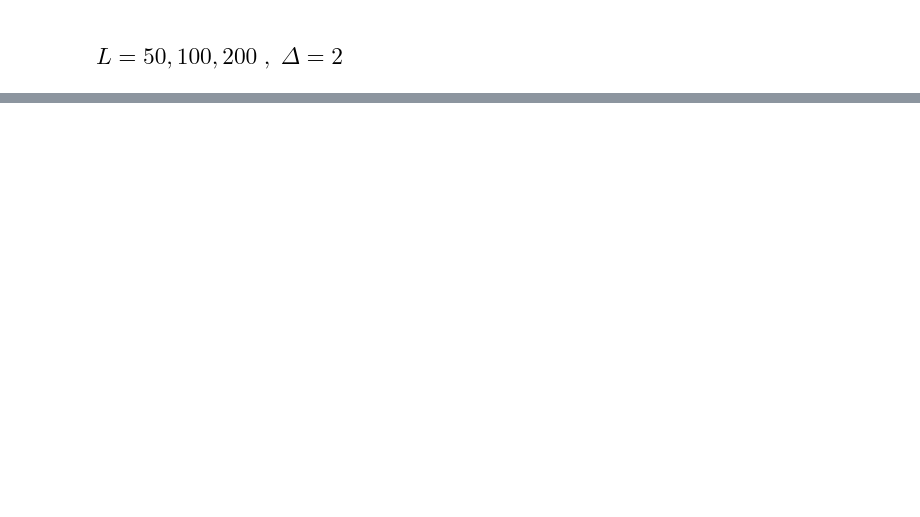
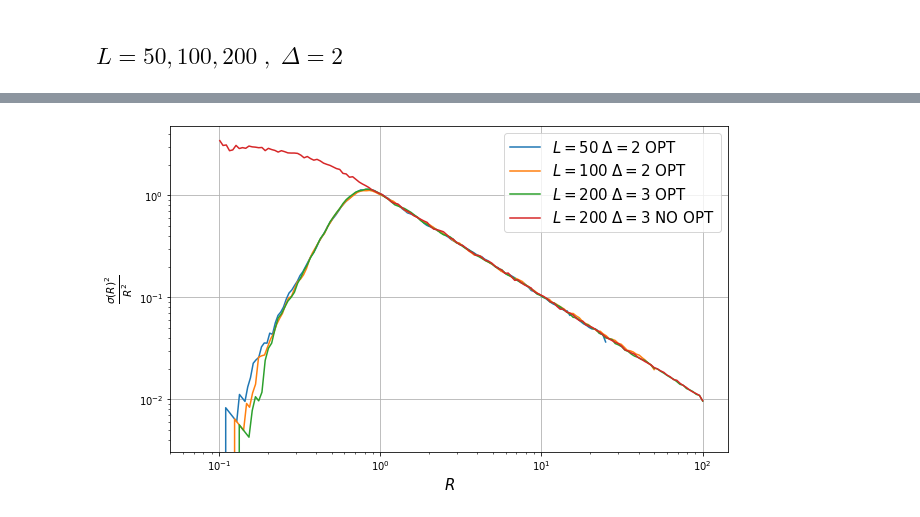
Before and after one commit to lfdavoli/Hyperuniformity, a Jupyter notebook: graphs.ipynb, the cells around one changed output, grey strips where cells are left out. Cells and saved outputs as stored; diff of their text form; code cells hidden in the pictures; blank space fills up the shorter version.

```diff
--- a/graphs.ipynb
+++ b/graphs.ipynb
@@ -50,2 +61,6 @@ ax.set_yscale('log')
 # %% [markdown]
 ## $L = 50,100,200\;,\;\Delta = 2$
+# %%
+data50_2 = np.loadtxt("c++/data/50deltafix2.csv", delimiter=" ")
+data100_2 = np.loadtxt("c++/data/100deltafix2.csv", delimiter=" ")
+data200_2 = np.loadtxt("c++/data/200deltafix2.csv", delimiter=" ")
@@ -51,0 +94,20 @@ ax.set_yscale('log')
+# %%
+data50_o = np.loadtxt("c++/data/opt50_2.csv", delimiter=" ")
+data100_o = np.loadtxt("c++/data/opt100_2.csv", delimiter=" ")
+data200_o = np.loadtxt("c++/data/opt200_2.csv", delimiter=" ")
+# %%
+fig, ax = plt.subplots(figsize=(10,6))
+
+ax.plot(data50_o[50:,0], data50_o[50:,1], label=r"$L = 50\;\Delta = 2$ OPT")
+ax.plot(data100_o[50:,0], data100_o[50:,1], label=r"$L = 100\;\Delta = 2$ OPT")
+ax.plot(data200_o[50:,0], data200_o[50:,1], label=r"$L = 200\;\Delta = 3$ OPT")
+ax.plot(data200_2[50:,0], data200_2[50:,1], label=r"$L = 200\;\Delta = 3$ NO OPT")
+
+ax.set_xlabel(r"$R$", size=15)
+ax.set_ylabel(r"$\frac{\sigma(R)^2}{R^2}$", size=15)
+ax.grid()
+ax.legend(fontsize=15)
+ax.set_xscale('log')
+ax.set_yscale('log')
+# %% [output]
+[figure, added]
```
Also changed, not shown: parts of 7 cells of this notebook.
